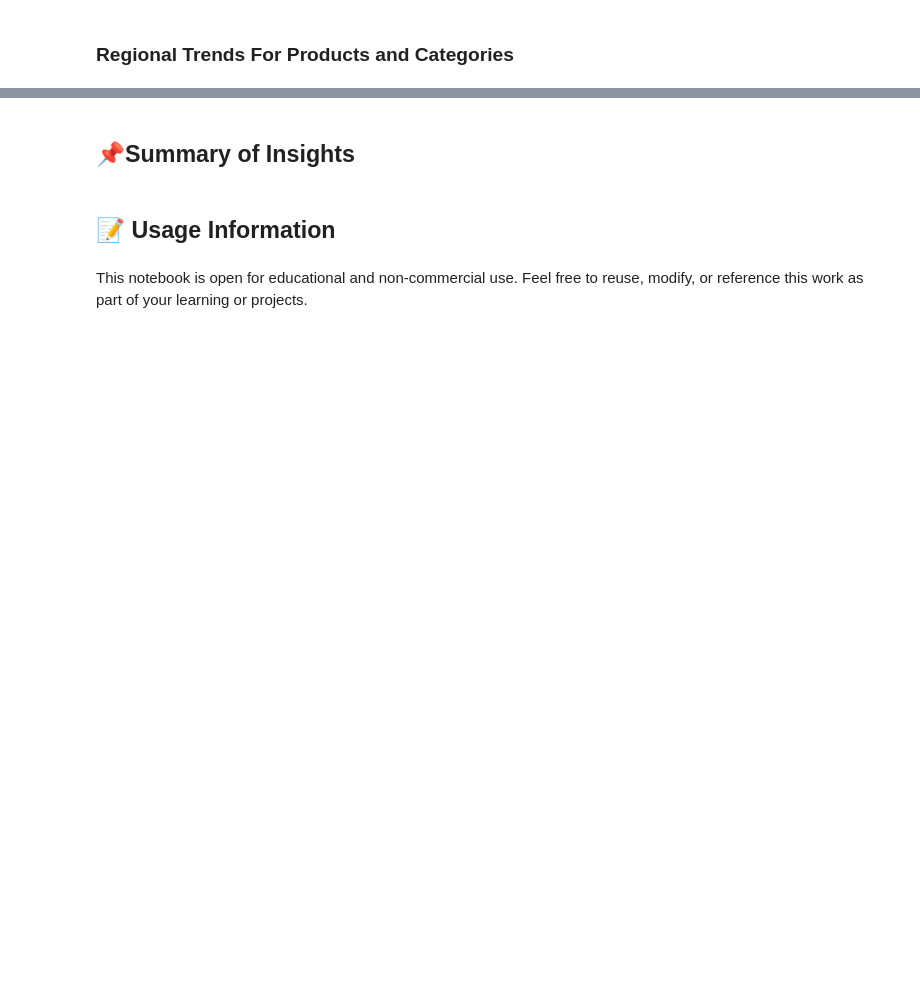
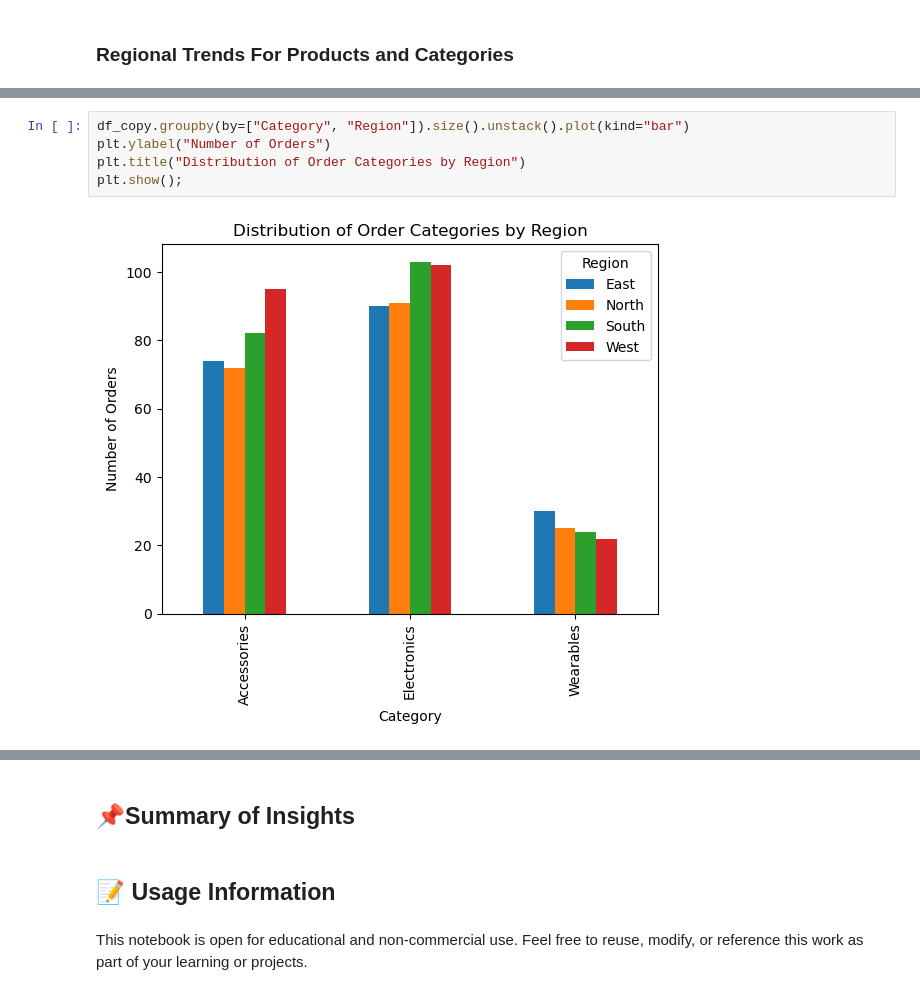
Before and after one commit to Mohammed-Hanan-Othman/ecommerce-sales-analysis, a Jupyter notebook: notebooks/3.product_performance.ipynb, the cells around one changed output, grey strips where cells are left out. Drawn from its saved outputs; the diff is of its cells as text; blank space fills up the shorter version.

```diff
--- a/notebooks/3.product_performance.ipynb
+++ b/notebooks/3.product_performance.ipynb
@@ -424,0 +430,7 @@ plt.show();
+# %%
+df_copy.groupby(by=["Category", "Region"]).size().unstack().plot(kind="bar")
+plt.ylabel("Number of Orders")
+plt.title("Distribution of Order Categories by Region")
+plt.show();
+# %% [output]
+[figure, added]
```
Also changed, not shown: parts of 7 cells of this notebook.
